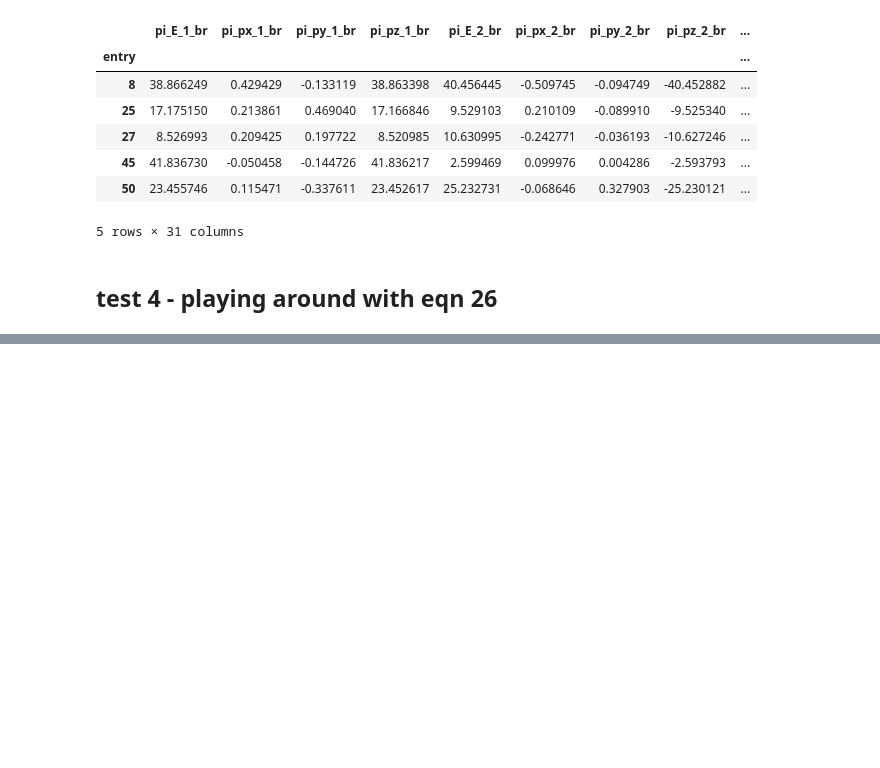
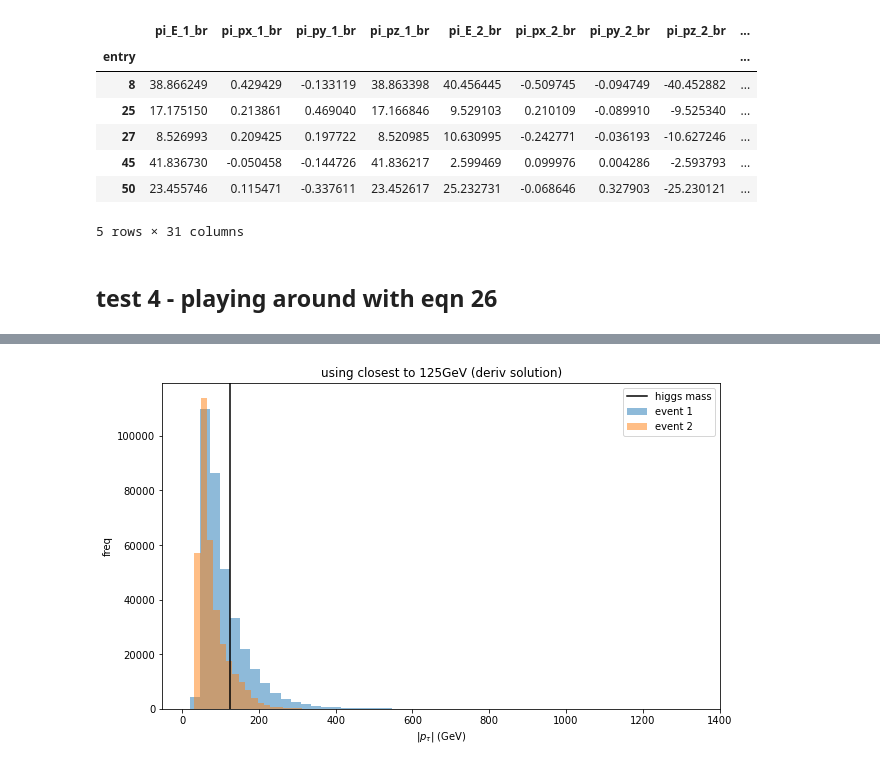
Before and after one commit to stanleyycheung/MSci-Project-HiggsTauTau, a Jupyter notebook: stanley/testing.ipynb, the cells around one changed output, grey strips where cells are left out. Cells and saved outputs as stored; diff of their text form; code cells hidden in the pictures; blank space fills up the shorter version.

```diff
--- a/stanley/testing.ipynb
+++ b/stanley/testing.ipynb
@@ -580,0 +688,5 @@ array([-4.93589531,  4.50954354])
+# %%
+sol1_w = wolfram(m_1, a1_1.p, theta_1)
+closest_w_1 = get_closest_soln(np.array(sol1_w).T)
+sol2_w = wolfram(m_2, a1_2.p, theta_2)
+closest_w_2 = get_closest_soln(np.array(sol2_w).T)
@@ -580,0 +702,13 @@ array([-4.93589531,  4.50954354])
+# %%
+plt.figure(figsize=(10,6))
+plt.hist(closest_w_1, bins=50, alpha=0.5, label='event 1')
+plt.hist(closest_w_2, bins=50, alpha=0.5, label='event 2')
+plt.axvline(125, color='black', label='higgs mass')
+plt.legend()
+plt.xlabel(r'$|p_\tau|$ (GeV)')
+plt.ylabel('freq')
+plt.title('using closest to 125GeV (deriv solution)')
+plt.savefig('./tau_reconstruction/reco_1.png')
+plt.show()
+# %% [output]
+[figure, added]
```
Also changed, not shown: parts of 64 cells of this notebook, 3 other files.
